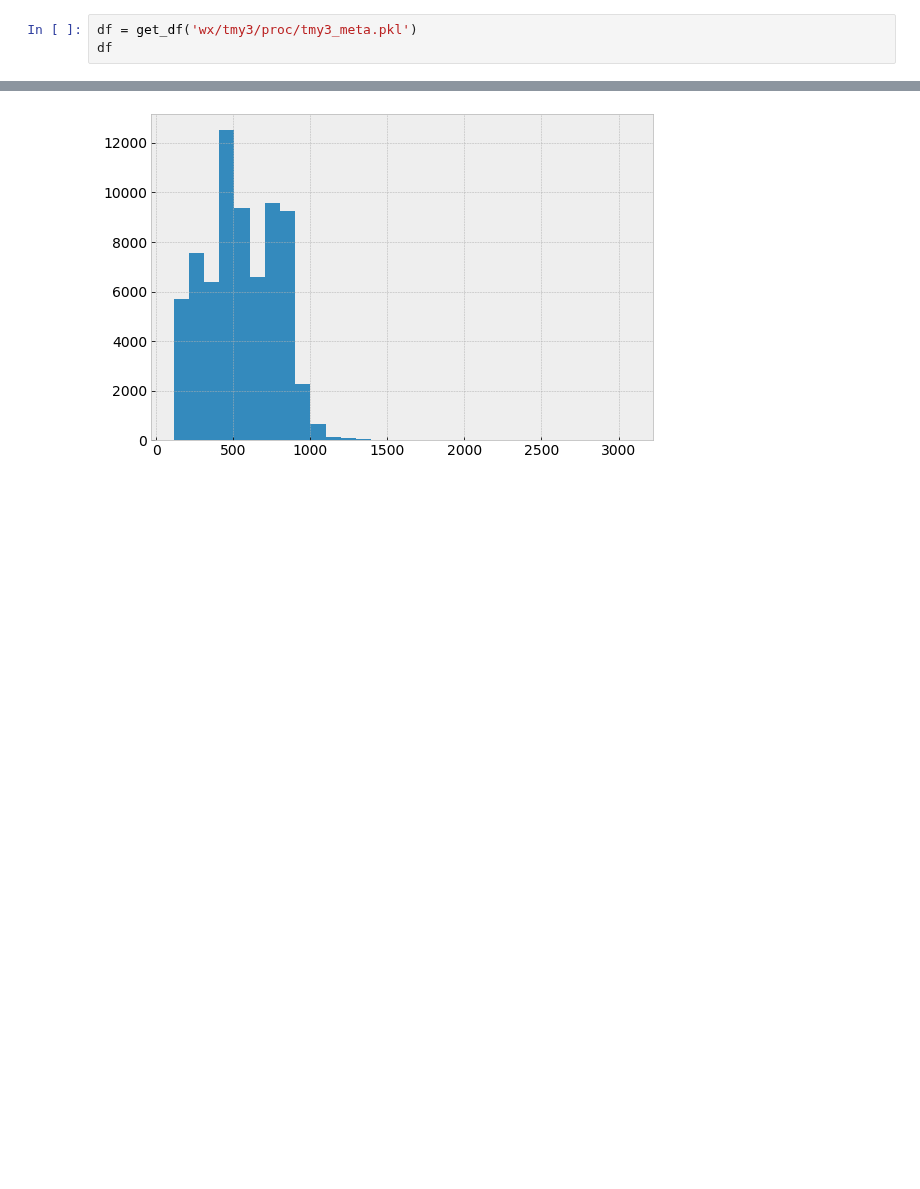
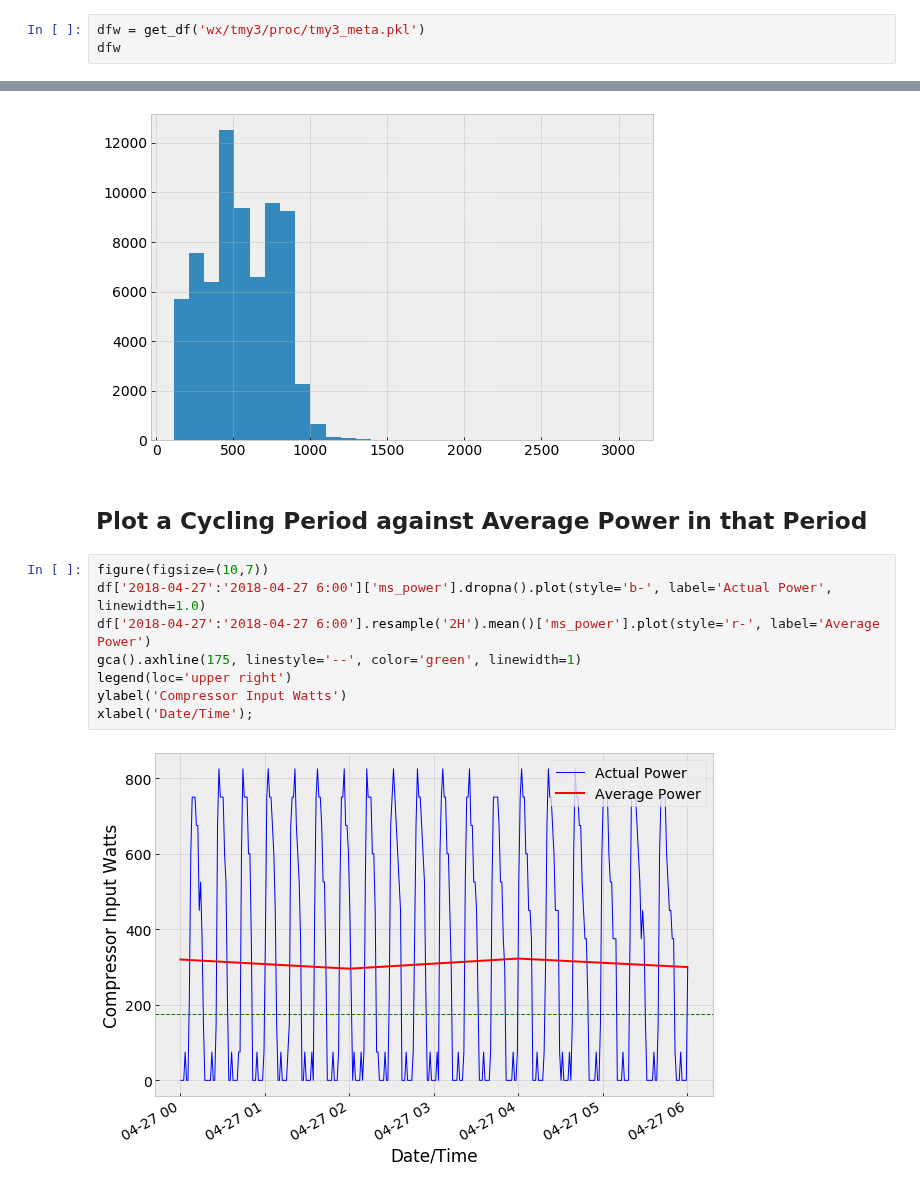
Before and after one commit to alanmitchell/heat-pump-study, a Jupyter notebook: field_studies/kaluza/kaluza.ipynb, the cells around one changed output, grey strips where cells are left out. Drawn from its saved outputs; the diff is of its cells as text; blank space fills up the shorter version.

Commit message:
Plotting of Kaluza compressor cycling.

```diff
--- a/field_studies/kaluza/kaluza.ipynb
+++ b/field_studies/kaluza/kaluza.ipynb
@@ -446,8 +450,8 @@ cop_annual(temp_cop_internal, df_tmy, 60)
 # %% [output]
 2.385693410677314
 # %%
-df = get_df('wx/tmy3/proc/tmy3_meta.pkl')
-df
+dfw = get_df('wx/tmy3/proc/tmy3_meta.pkl')
+dfw
 # %% [output]
 |  | city | db_temp_avg | elevation | latitude | longitude | rh_avg | state | url | utc_offset | ... |
 | tmy_id |  |  |  |  |  |  |  |  |  | ... |
@@ -536,3 +540,15 @@ df.query('ms_power > 100').ms_power.hist(bins=30)
 # %% [output]
 <matplotlib.axes._subplots.AxesSubplot at 0x...>
 [figure]
+# %% [markdown]
+## Plot a Cycling Period against Average Power in that Period
+# %%
+figure(figsize=(10,7))
+df['2018-04-27':'2018-04-27 6:00']['ms_power'].dropna().plot(style='b-', label='Actual Power', linewidth=1.0)
+df['2018-04-27':'2018-04-27 6:00'].resample('2H').mean()['ms_power'].plot(style='r-', label='Average Power')
+gca().axhline(175, linestyle='--', color='green', linewidth=1)
+legend(loc='upper right')
+ylabel('Compressor Input Watts')
+xlabel('Date/Time');
+# %% [output]
+[figure, added]
```
Also changed, not shown: parts of 8 cells of this notebook.
